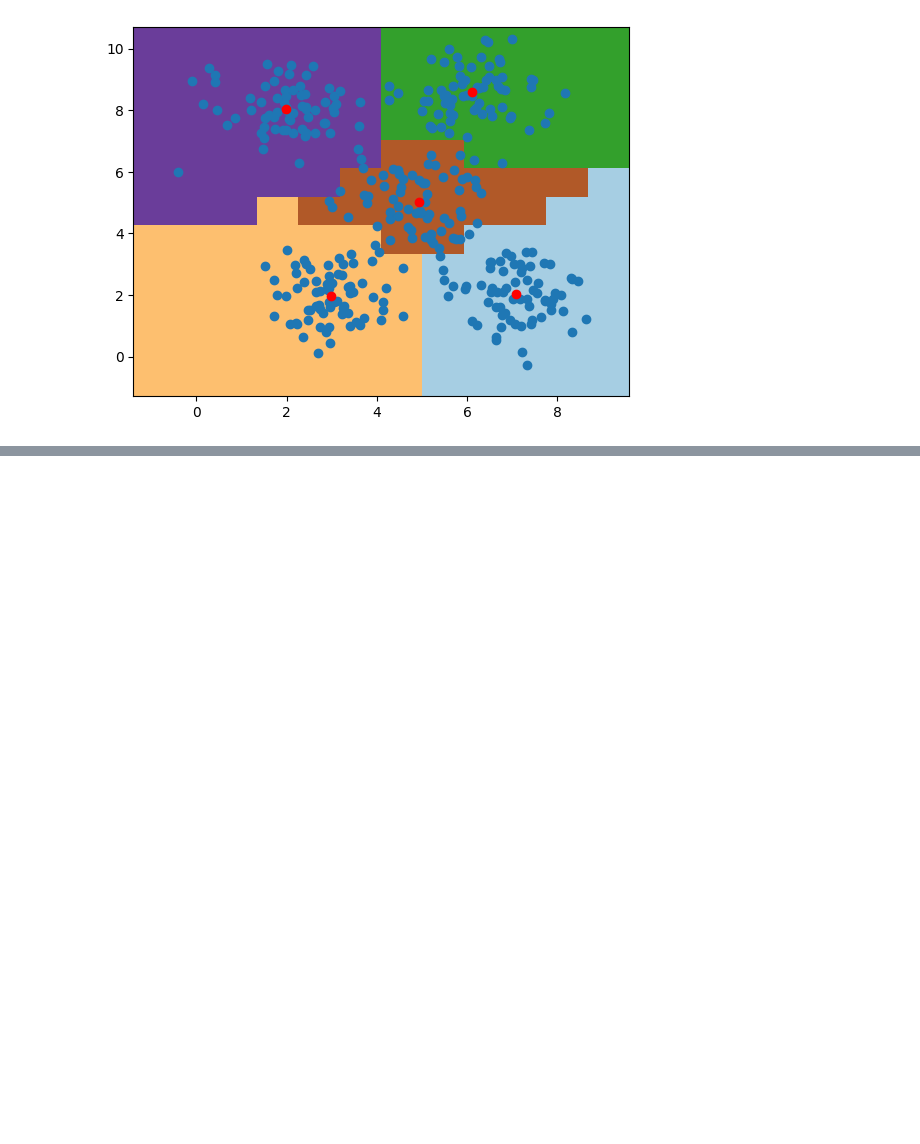
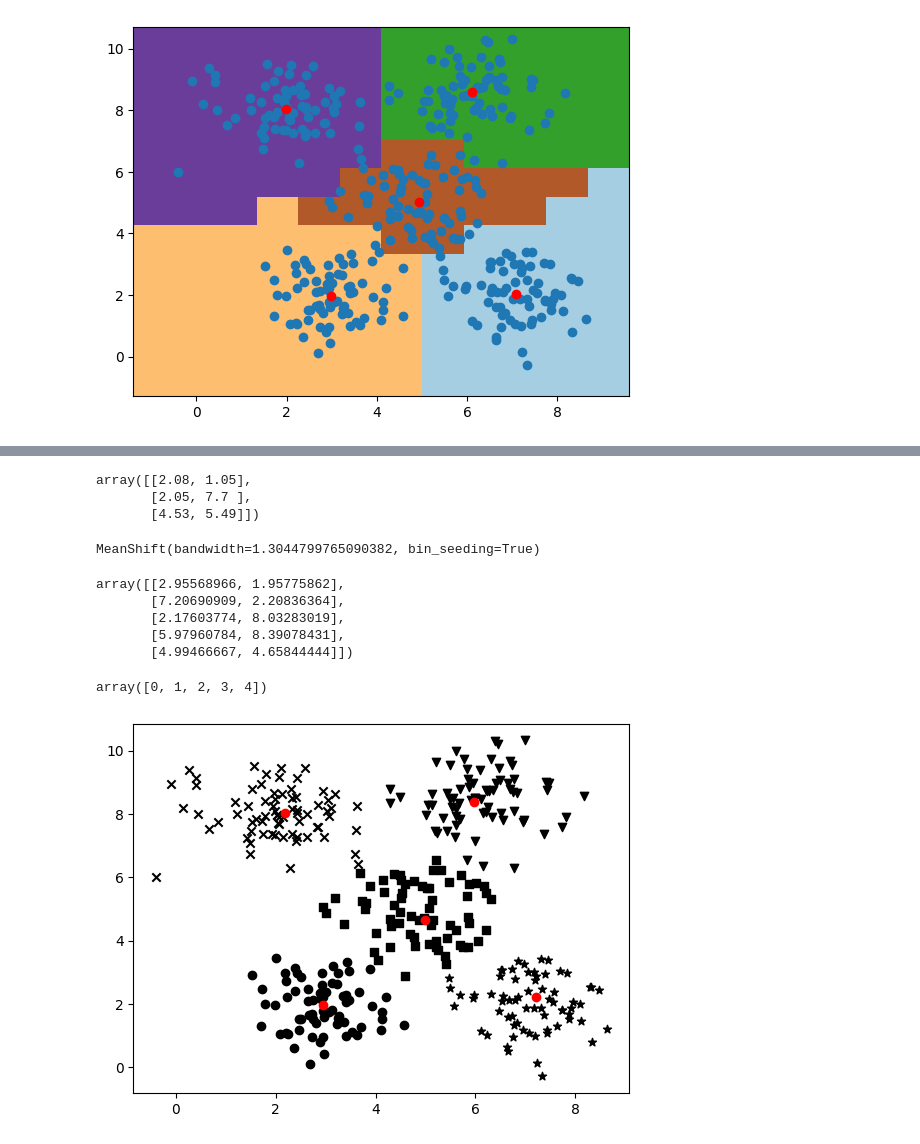
Before and after one commit to leekyuyoung202306/PYTHON, a Jupyter notebook: 14주차/[14주차]비지도학습을_이용한_패턴_감지.ipynb, the cells around one changed output, grey strips where cells are left out. Cells and saved outputs as stored; diff of their text form; code cells hidden in the pictures; blank space fills up the shorter version.

```diff
--- a/14주차/[14주차]비지도학습을_이용한_패턴_감지.ipynb
+++ b/14주차/[14주차]비지도학습을_이용한_패턴_감지.ipynb
@@ -73,0 +82,42 @@ plt.show()
+# %%
+X = np.loadtxt(filepath,delimiter=',')
+X[:3]
+# %% [output]
+array([[2.08, 1.05],
+       [2.05, 7.7 ],
+       [4.53, 5.49]])
+# %%
+# X의 대역폭 추정
+# quantile 대역폭 추정 방법에 영향을 줌, 클수록 대역폭이증가,클러스터가 줄어든다
+bandwidth_X = estimate_bandwidth(X,quantile=0.1,n_samples = len(X))
+# %%
+# 이동평균 MeanShift를 사용해서 평균 이동 클러스트링 모델훈련
+meanshfit_model= MeanShift(bandwidth=bandwidth_X,bin_seeding=True)
+meanshfit_model.fit(X)
+# %% [output]
+MeanShift(bandwidth=1.3044799765090382, bin_seeding=True)
+# %%
+cluster_centers= meanshfit_model.cluster_centers_
+cluster_centers
+# %% [output]
+array([[2.95568966, 1.95775862],
+       [7.20690909, 2.20836364],
+       [2.17603774, 8.03283019],
+       [5.97960784, 8.39078431],
+       [4.99466667, 4.65844444]])
+# %%
+# 클러스터 수 출력
+labels = meanshfit_model.labels_
+np.unique(labels)
+# %% [output]
+array([0, 1, 2, 3, 4])
+# %%
+# 포인트와 클러스터 중심
+markers = 'o*xvs'
+for i,mark in  zip(range(len(labels)),markers):
+  plt.scatter(X[labels == i,0], X[labels == i,1],marker=mark,color='black')
+  # 클러스터의 중심점
+  cluser_center = cluster_centers[i]
+  plt.scatter(cluser_center[0],cluser_center[1],marker='o',color='red')
+# %% [output]
+[figure, added]
```
Also changed, not shown: parts of 16 cells of this notebook.
